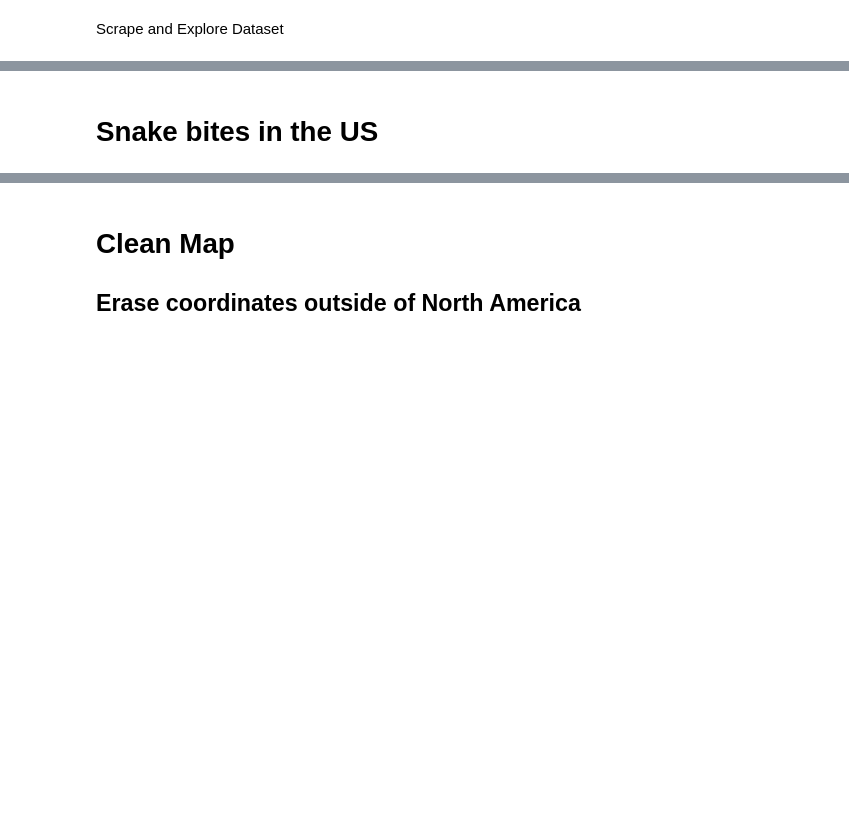
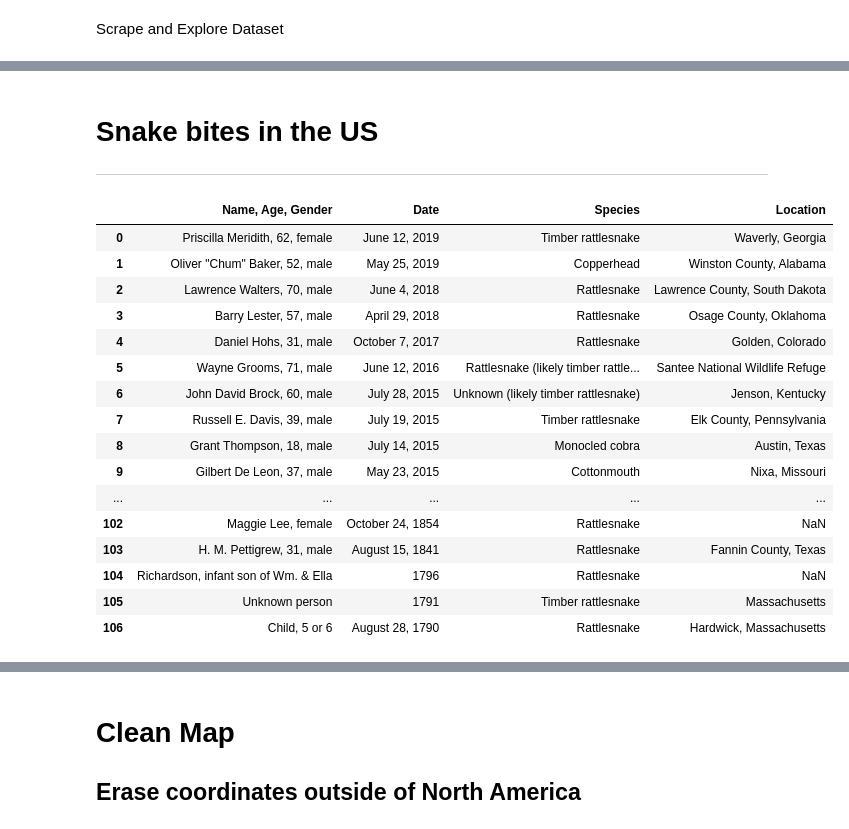
Before and after one commit to Kokostino/Projects-for-Courses, a Jupyter notebook: Animal_Attacks_in_North_America.ipynb, the cells around one changed output, grey strips where cells are left out. Saved outputs shown, nothing was run; the diff lists cells and outputs as text; code cells hidden in the pictures; blank space fills up the shorter version.

```diff
--- a/Animal_Attacks_in_North_America.ipynb
+++ b/Animal_Attacks_in_North_America.ipynb
@@ -60,7 +63,7 @@ def extract_href_location(tables,n):
                     title = ref.get('title')
                     l.append(title)
                 else:
-                    l.append('NaN')
+                    l.append(np.nan)
     return l[n-1::n]
 # %%
 #install packages
@@ -170,5 +173,32 @@ add_to_map(cuga,'yellow','gray',map_north_america)
 # %% [markdown]
 # Snake bites in the US
+***
 # %%
 r = requests.get("https://en.wikipedia.org/wiki/List_of_fatal_snake_bites_in_the_United_States")
 soup = BeautifulSoup(r.content, "html.parser")
+# %%
+snakes=soup.findAll('table')
+snk=[x for x in get_rows_all_tables(snakes) if x != []]
+snk_bites=pd.DataFrame(snk, columns=["Name, Age, Gender", "Date","Species","Location"]).replace(r'\n',' ', regex=True).dropna().reset_index(drop=True)
+# %%
+snk_bites["Location"]=pd.DataFrame(extract_href_location(snakes,4)).replace('Snake handling',np.nan).replace('Sistrurus catenatus',np.nan)
+#snk_bites['Location'][6].partition("in ")[2].partition(".")[0]
+snk_bites
+# %% [output]
+|  | Name, Age, Gender | Date | Species | Location |
+| 0 | Priscilla Meridith, 62, female | June 12, 2019 | Timber rattlesnake | Waverly, Georgia |
+| 1 | Oliver "Chum" Baker, 52, male | May 25, 2019 | Copperhead | Winston County, Alabama |
+| 2 | Lawrence Walters, 70, male | June 4, 2018 | Rattlesnake | Lawrence County, South Dakota |
+| 3 | Barry Lester, 57, male | April 29, 2018 | Rattlesnake | Osage County, Oklahoma |
+| 4 | Daniel Hohs, 31, male | October 7, 2017 | Rattlesnake | Golden, Colorado |
+| 5 | Wayne Grooms, 71, male | June 12, 2016 | Rattlesnake (likely timber rattle... | Santee National Wildlife Refuge |
+| 6 | John David Brock, 60, male | July 28, 2015 | Unknown (likely timber rattlesnake) | Jenson, Kentucky |
+| 7 | Russell E. Davis, 39, male | July 19, 2015 | Timber rattlesnake | Elk County, Pennsylvania |
+| 8 | Grant Thompson, 18, male | July 14, 2015 | Monocled cobra | Austin, Texas |
+| 9 | Gilbert De Leon, 37, male | May 23, 2015 | Cottonmouth | Nixa, Missouri |
+| ... | ... | ... | ... | ... |
+| 102 | Maggie Lee, female | October 24, 1854 | Rattlesnake | NaN |
+| 103 | H. M. Pettigrew, 31, male | August 15, 1841 | Rattlesnake | Fannin County, Texas |
+| 104 | Richardson, infant son of Wm. & Ella | 1796 | Rattlesnake | NaN |
+| 105 | Unknown person | 1791 | Timber rattlesnake | Massachusetts |
+| 106 | Child, 5 or 6 | August 28, 1790 | Rattlesnake | Hardwick, Massachusetts |
```
Also changed, not shown: parts of 9 cells of this notebook.
